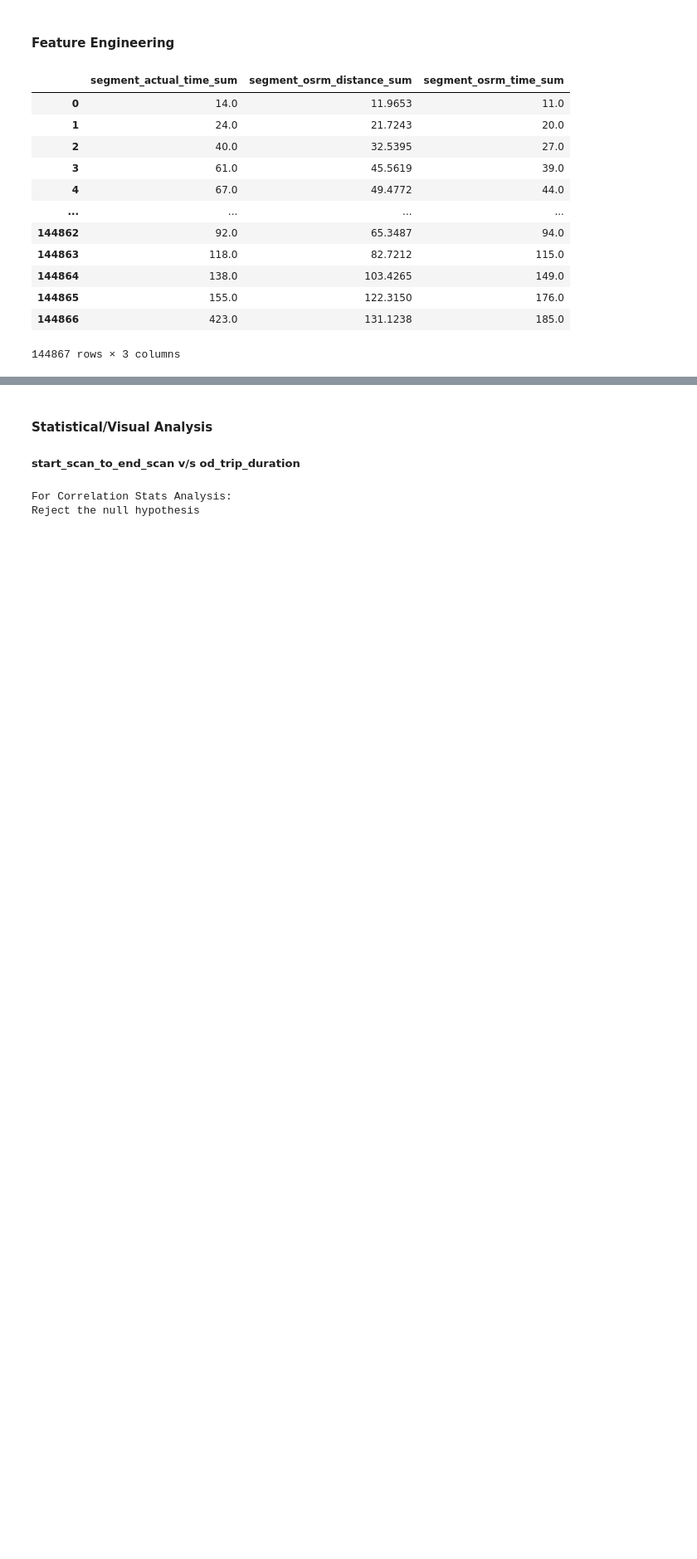
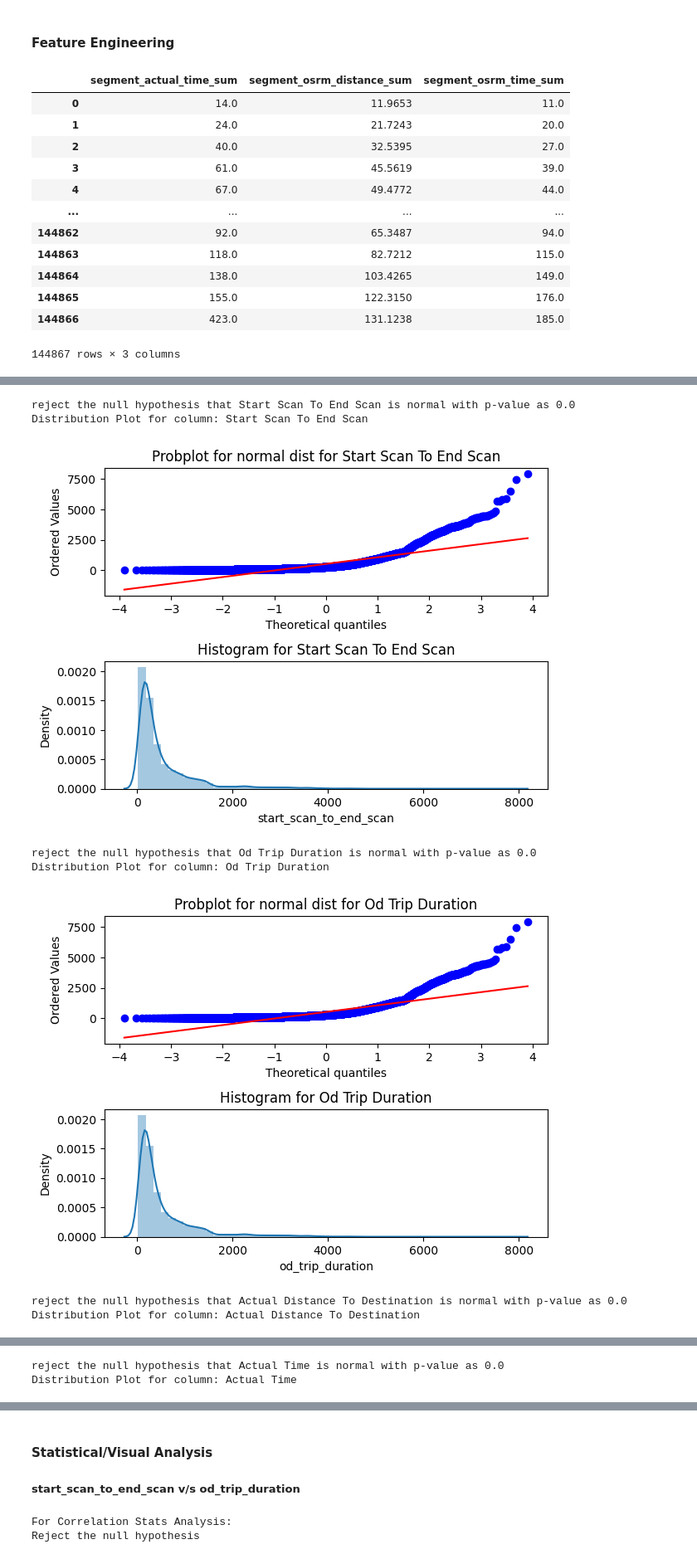
Before and after one commit to trehansalil/delhivery_analysis, a Jupyter notebook: analysis.ipynb, the cells around one changed output, grey strips where cells are left out. Shown at 83% size. Saved outputs shown, nothing was run; the diff lists cells and outputs as text; code cells hidden in the pictures; blank space fills up the shorter version.

```diff
--- a/analysis.ipynb
+++ b/analysis.ipynb
@@ -473,0 +483,23 @@ trip.loc[trip.destination_name.map(state_extractor).apply(lambda x: x is None),
+# %%
+state_dict = {'Northern': ['chandigarh', 'delhi', 'haryana', 'himachal pradesh', 'jammu & kashmir', 'ladakh', 'punjab', 'rajasthan'],
+'North Eastern' : ['assam', 'arunachal pradesh', 'manipur', 'meghalaya', 'mizoram', 'nagaland', 'tripura'],
+'Central': ['chhattisgarh', 'madhya pradesh', 'uttarakhand', 'uttar pradesh'],
+'Eastern': ['bihar', 'jharkhand', 'orissa',  'west bengal'],
+'Western':  ['dadra and nagar haveli',  'daman & diu', 'goa', 'gujarat', 'maharashtra'],
+'Southern': ['andhra pradesh', 'karnataka', 'kerala', 'pondicherry', 'tamil nadu', 'telangana']}
+
+
+state_zone_dict = {}
+[state_zone_dict.update({j : i for j in state_dict[i]}) for i in state_dict]
+state_zone_dict
+
+# Zone variable are going to help with the predictions as nearer/same the zone the lesser distance/margin of error
+trip['source_zone'] = trip.source_state.map(state_zone_dict).astype('category')
+trip['destination_zone'] = trip.destination_state.map(state_zone_dict).astype('category')
+
+# Hilly areas have a comparitively tougher terrains to commute goods. Hence,  this might be another good feature as well.
+
+hilly_states = ['nagaland', 'meghalaya', 'tripura', 'assam', 'jammu & kashmir', 'himachal pradesh', 'arunachal pradesh', 'uttarakhand']
+
+trip['source_hilly_bool'] = trip.source_state.apply(lambda x: 1 if x in hilly_states else 0).astype('category')
+trip['destination_hilly_bool'] = trip.destination_state.apply(lambda x: 1 if x in hilly_states else 0).astype('category')
@@ -473,0 +512,30 @@ trip.loc[trip.destination_name.map(state_extractor).apply(lambda x: x is None),
+# %%
+# numerical Columns
+num_cols = ['start_scan_to_end_scan', 'od_trip_duration',
+       'actual_distance_to_destination', 'actual_time', 'osrm_time',
+       'osrm_distance', 'segment_actual_time_sum', 'segment_osrm_distance_sum',
+       'segment_osrm_time_sum']
+
+for i in num_cols:
+    statistic, p = stats.kstest(trip[i],stats.norm.cdf)
+    if p< alpha:
+        x_label = " ".join([j.capitalize() for j in i.split("_")])
+        print(f"reject the null hypothesis that {x_label} is normal with p-value as {round(p, 3)}")
+    else:
+        print(f"Failed to reject the null hypothesis that {x_label} is normal with p-value as {round(p, 3)}")
+    print(f"Distribution Plot for column: {x_label}\n")
+
+    qq_plot(x=trip[i])
+    plt.show()
+
+# Neither of the declared numerical variables follow normal distribution
+# and are also extremely skewed towards the right.
+# %% [output]
+reject the null hypothesis that Start Scan To End Scan is normal with p-value as 0.0
+Distribution Plot for column: Start Scan To End Scan
+[figure, added]
+reject the null hypothesis that Od Trip Duration is normal with p-value as 0.0
+Distribution Plot for column: Od Trip Duration
+[figure, added]
+reject the null hypothesis that Actual Distance To Destination is normal with p-value as 0.0
+Distribution Plot for column: Actual Distance To Destination
@@ -473,0 +543,2 @@ trip.loc[trip.destination_name.map(state_extractor).apply(lambda x: x is None),
+reject the null hypothesis that Actual Time is normal with p-value as 0.0
+Distribution Plot for column: Actual Time
```
Also changed, not shown: parts of 34 cells of this notebook.
